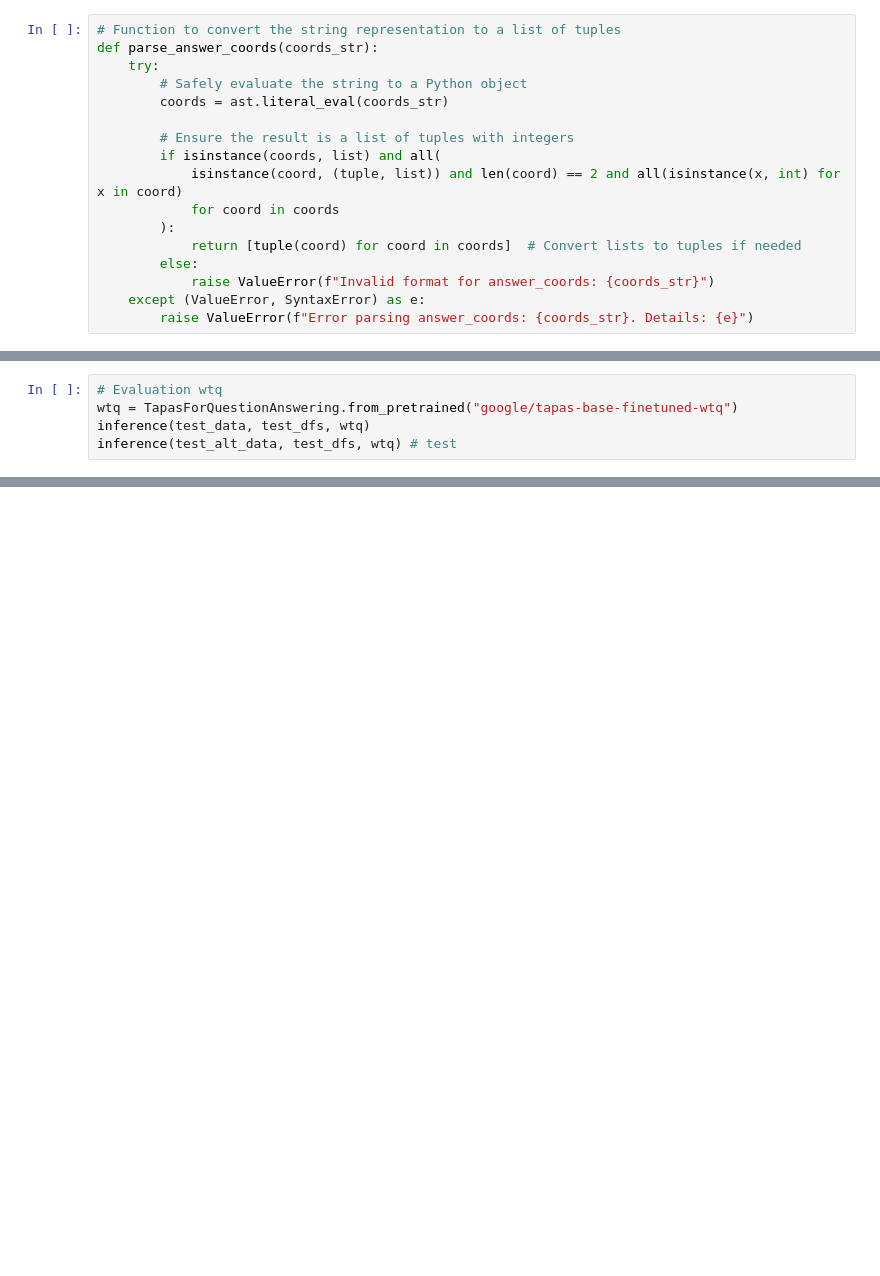
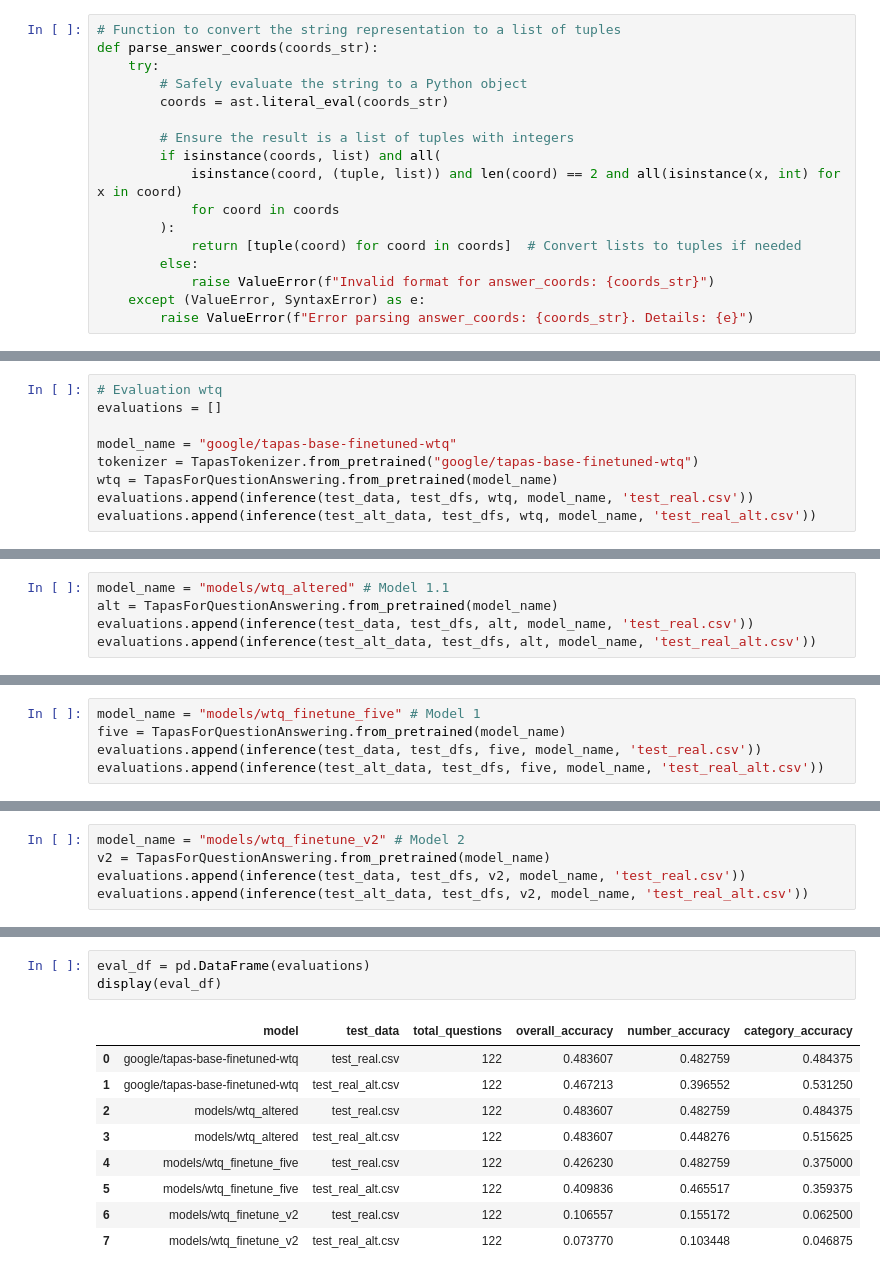
Before and after one commit to clouchheim/Tabular_Data_QA, a Jupyter notebook: toy_train.ipynb, the cells around one changed output, grey strips where cells are left out. Drawn from its saved outputs; the diff is of its cells as text; blank space fills up the shorter version.

```diff
--- a/toy_train.ipynb
+++ b/toy_train.ipynb
@@ -482,6 +453,10 @@ tokenizer = TapasTokenizer.from_pretrained("google/tapas-base-finetuned-wtq")
 # %%
 # Evaluation wtq
-wtq = TapasForQuestionAnswering.from_pretrained("google/tapas-base-finetuned-wtq")
-inference(test_data, test_dfs, wtq)
-inference(test_alt_data, test_dfs, wtq) # test
+evaluations = []
+
+model_name = "google/tapas-base-finetuned-wtq"
+tokenizer = TapasTokenizer.from_pretrained("google/tapas-base-finetuned-wtq")
+wtq = TapasForQuestionAnswering.from_pretrained(model_name)
+evaluations.append(inference(test_data, test_dfs, wtq, model_name, 'test_real.csv'))
+evaluations.append(inference(test_alt_data, test_dfs, wtq, model_name, 'test_real_alt.csv'))
 # %% [output]
@@ -497,0 +480,5 @@ Category Accuracy:  0.53125
+# %%
+model_name = "models/wtq_altered" # Model 1.1
+alt = TapasForQuestionAnswering.from_pretrained(model_name)
+evaluations.append(inference(test_data, test_dfs, alt, model_name, 'test_real.csv'))
+evaluations.append(inference(test_alt_data, test_dfs, alt, model_name, 'test_real_alt.csv'))
@@ -497,0 +503,5 @@ Category Accuracy:  0.53125
+# %%
+model_name = "models/wtq_finetune_five" # Model 1
+five = TapasForQuestionAnswering.from_pretrained(model_name)
+evaluations.append(inference(test_data, test_dfs, five, model_name, 'test_real.csv'))
+evaluations.append(inference(test_alt_data, test_dfs, five, model_name, 'test_real_alt.csv'))
@@ -497,0 +526,5 @@ Category Accuracy:  0.53125
+# %%
+model_name = "models/wtq_finetune_v2" # Model 2
+v2 = TapasForQuestionAnswering.from_pretrained(model_name)
+evaluations.append(inference(test_data, test_dfs, v2, model_name, 'test_real.csv'))
+evaluations.append(inference(test_alt_data, test_dfs, v2, model_name, 'test_real_alt.csv'))
@@ -497,0 +549,13 @@ Category Accuracy:  0.53125
+# %%
+eval_df = pd.DataFrame(evaluations)
+display(eval_df)
+# %% [output]
+|  | model | test_data | total_questions | overall_accuracy | number_accuracy | category_accuracy |
+| 0 | google/tapas-base-finetuned-wtq | test_real.csv | 122 | 0.483607 | 0.482759 | 0.484375 |
+| 1 | google/tapas-base-finetuned-wtq | test_real_alt.csv | 122 | 0.467213 | 0.396552 | 0.531250 |
+| 2 | models/wtq_altered | test_real.csv | 122 | 0.483607 | 0.482759 | 0.484375 |
+| 3 | models/wtq_altered | test_real_alt.csv | 122 | 0.483607 | 0.448276 | 0.515625 |
+| 4 | models/wtq_finetune_five | test_real.csv | 122 | 0.426230 | 0.482759 | 0.375000 |
+| 5 | models/wtq_finetune_five | test_real_alt.csv | 122 | 0.409836 | 0.465517 | 0.359375 |
+| 6 | models/wtq_finetune_v2 | test_real.csv | 122 | 0.106557 | 0.155172 | 0.062500 |
+| 7 | models/wtq_finetune_v2 | test_real_alt.csv | 122 | 0.073770 | 0.103448 | 0.046875 |
```
Also changed, not shown: parts of 15 cells of this notebook, 1 other file.
